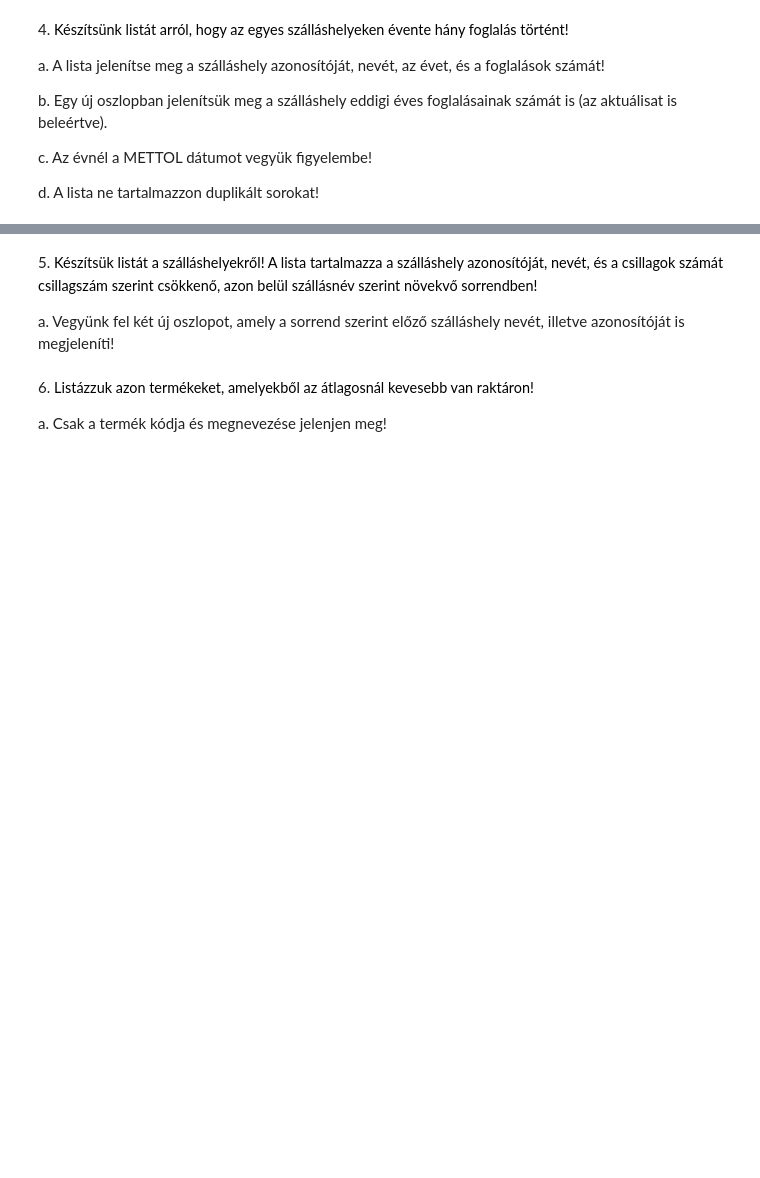
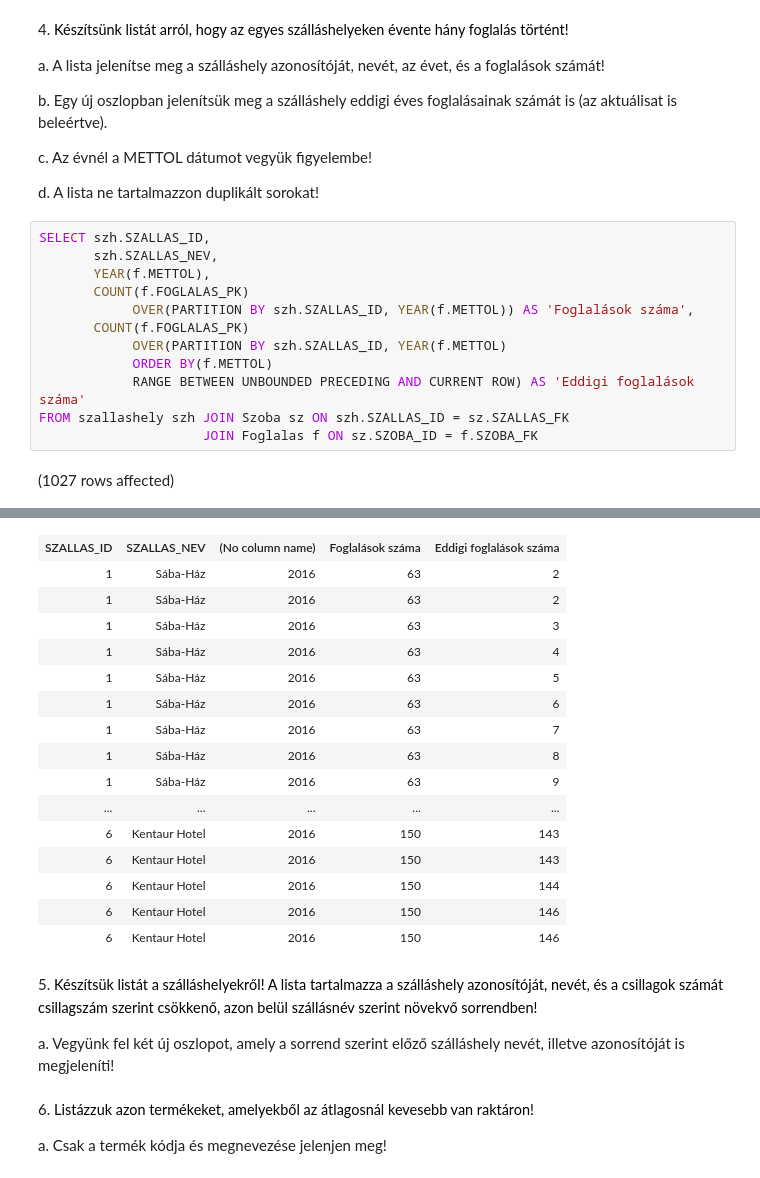
Before and after one commit to Bojnar/https---github.com-Bojnar-adatbazisok, a Jupyter notebook: gyakorlat06_feladatok.ipynb, the cells around one changed output, grey strips where cells are left out. Cells and saved outputs as stored; diff of their text form; blank space fills up the shorter version.

```diff
--- a/gyakorlat06_feladatok.ipynb
+++ b/gyakorlat06_feladatok.ipynb
@@ -52,3 +52,17 @@ b. Egy új oszlopban jelenítsük meg a szálláshely eddigi éves foglalásaina
 c. Az évnél a METTOL dátumot vegyük figyelembe!
 
 d. A lista ne tartalmazzon duplikált sorokat!
+# %%
+SELECT szh.SZALLAS_ID,
+       szh.SZALLAS_NEV,
+       YEAR(f.METTOL),
+       COUNT(f.FOGLALAS_PK)
+            OVER(PARTITION BY szh.SZALLAS_ID, YEAR(f.METTOL)) AS 'Foglalások száma',
+       COUNT(f.FOGLALAS_PK)
+            OVER(PARTITION BY szh.SZALLAS_ID, YEAR(f.METTOL)
+            ORDER BY(f.METTOL)
+            RANGE BETWEEN UNBOUNDED PRECEDING AND CURRENT ROW) AS 'Eddigi foglalások száma'
+FROM szallashely szh JOIN Szoba sz ON szh.SZALLAS_ID = sz.SZALLAS_FK
+                     JOIN Foglalas f ON sz.SZOBA_ID = f.SZOBA_FK
+# %% [output]
+(1027 rows affected)
@@ -55,3 +70,19 @@ d. A lista ne tartalmazzon duplikált sorokat!
+| SZALLAS_ID | SZALLAS_NEV | (No column name) | Foglalások száma | Eddigi foglalások száma |
+| 1 | Sába-Ház | 2016 | 63 | 2 |
+| 1 | Sába-Ház | 2016 | 63 | 2 |
+| 1 | Sába-Ház | 2016 | 63 | 3 |
+| 1 | Sába-Ház | 2016 | 63 | 4 |
+| 1 | Sába-Ház | 2016 | 63 | 5 |
+| 1 | Sába-Ház | 2016 | 63 | 6 |
+| 1 | Sába-Ház | 2016 | 63 | 7 |
+| 1 | Sába-Ház | 2016 | 63 | 8 |
+| 1 | Sába-Ház | 2016 | 63 | 9 |
+| ... | ... | ... | ... | ... |
+| 6 | Kentaur Hotel | 2016 | 150 | 143 |
+| 6 | Kentaur Hotel | 2016 | 150 | 143 |
+| 6 | Kentaur Hotel | 2016 | 150 | 144 |
+| 6 | Kentaur Hotel | 2016 | 150 | 146 |
+| 6 | Kentaur Hotel | 2016 | 150 | 146 |
 # %% [markdown]
 5. <span style="background-color: rgb(255, 255, 255); color: rgb(0, 0, 0); font-family: &quot;Open Sans&quot;, sans-serif; font-size: 14.44px;">Készítsük listát a szálláshelyekről! A lista tartalmazza a szálláshely azonosítóját, nevét, és a csillagok számát csillagszám szerint csökkenő, azon belül szállásnév szerint növekvő sorrendben!&nbsp;</span>
 
```
Also changed, not shown: parts of 4 cells of this notebook.
